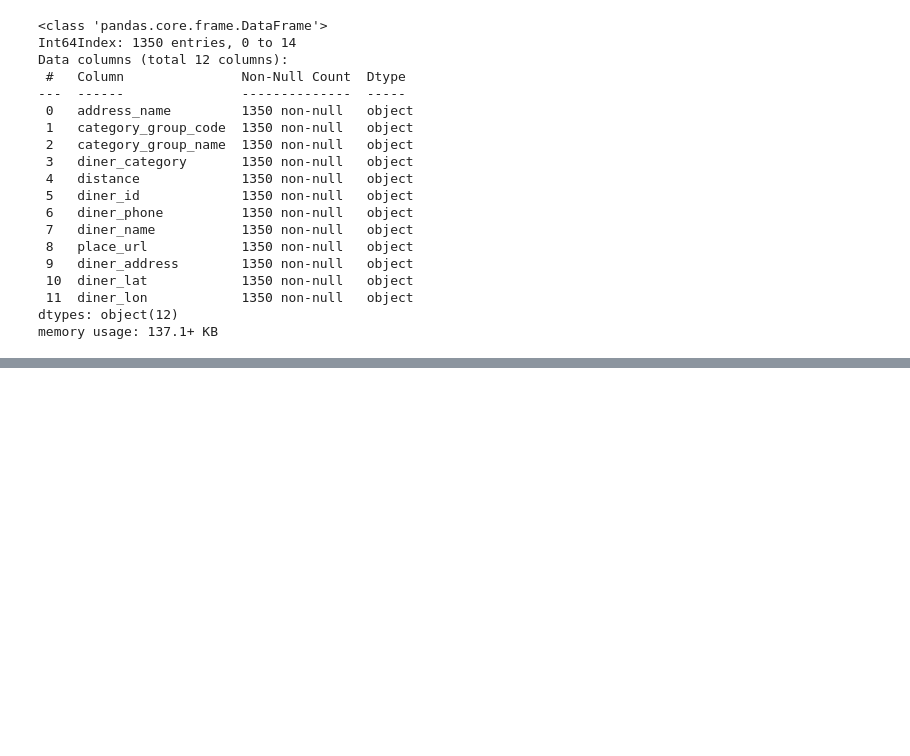
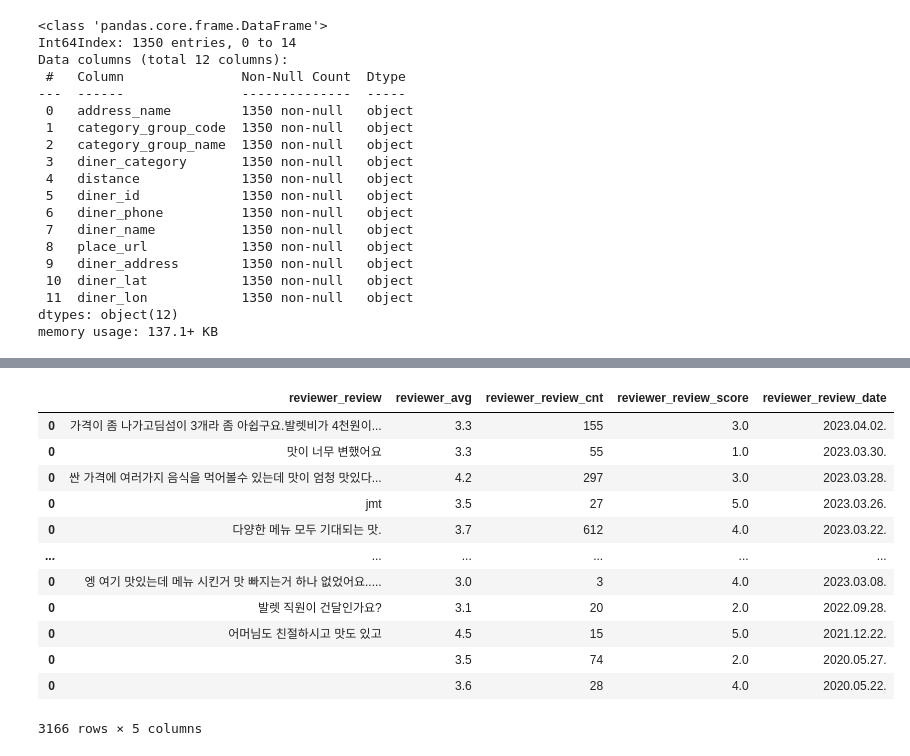
Before and after one commit to LearningnRunning/What2Eat, a Jupyter notebook: ModularizationTest.ipynb, the cells around one changed output, grey strips where cells are left out. Saved outputs shown, nothing was run; the diff lists cells and outputs as text; code cells hidden in the pictures; blank space fills up the shorter version.

```diff
--- a/ModularizationTest.ipynb
+++ b/ModularizationTest.ipynb
@@ -339,0 +387,16 @@ rateAts 338 reviews 333
+# %%
+review_df
+# %% [output]
+|  | reviewer_review | reviewer_avg | reviewer_review_cnt | reviewer_review_score | reviewer_review_date |
+| 0 | 가격이 좀 나가고딤섬이 3개라 좀 아쉽구요.발렛비가 4천원이... | 3.3 | 155 | 3.0 | 2023.04.02. |
+| 0 | 맛이 너무 변했어요 | 3.3 | 55 | 1.0 | 2023.03.30. |
+| 0 | 싼 가격에 여러가지 음식을 먹어볼수 있는데 맛이 엄청 맛있다... | 4.2 | 297 | 3.0 | 2023.03.28. |
+| 0 | jmt | 3.5 | 27 | 5.0 | 2023.03.26. |
+| 0 | 다양한 메뉴 모두 기대되는 맛. | 3.7 | 612 | 4.0 | 2023.03.22. |
+| ... | ... | ... | ... | ... | ... |
+| 0 | 엥 여기 맛있는데 메뉴 시킨거 맛 빠지는거 하나 없었어요..... | 3.0 | 3 | 4.0 | 2023.03.08. |
+| 0 | 발렛 직원이 건달인가요? | 3.1 | 20 | 2.0 | 2022.09.28. |
+| 0 | 어머님도 친절하시고 맛도 있고 | 4.5 | 15 | 5.0 | 2021.12.22. |
+| 0 |  | 3.5 | 74 | 2.0 | 2020.05.27. |
+| 0 |  | 3.6 | 28 | 4.0 | 2020.05.22. |
+3166 rows × 5 columns
```
Also changed, not shown: parts of 6 cells of this notebook, 2 other files.
